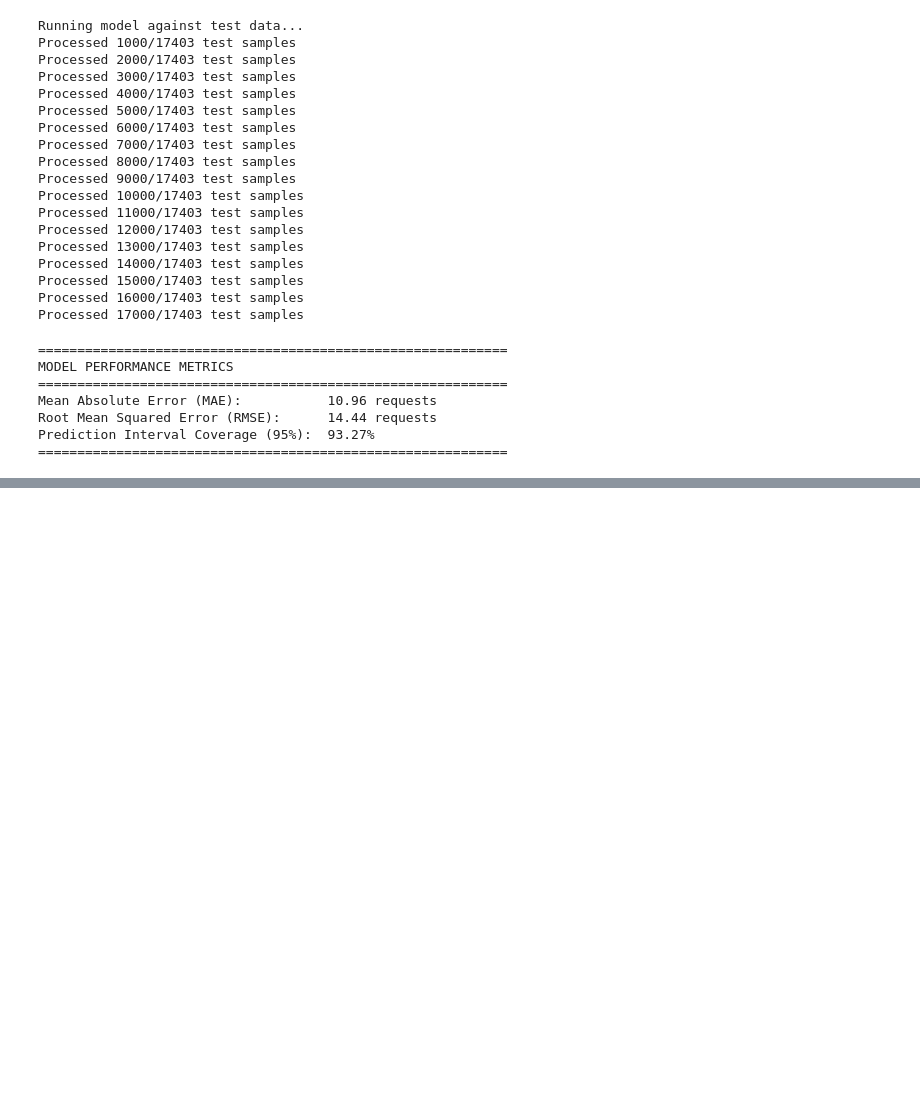
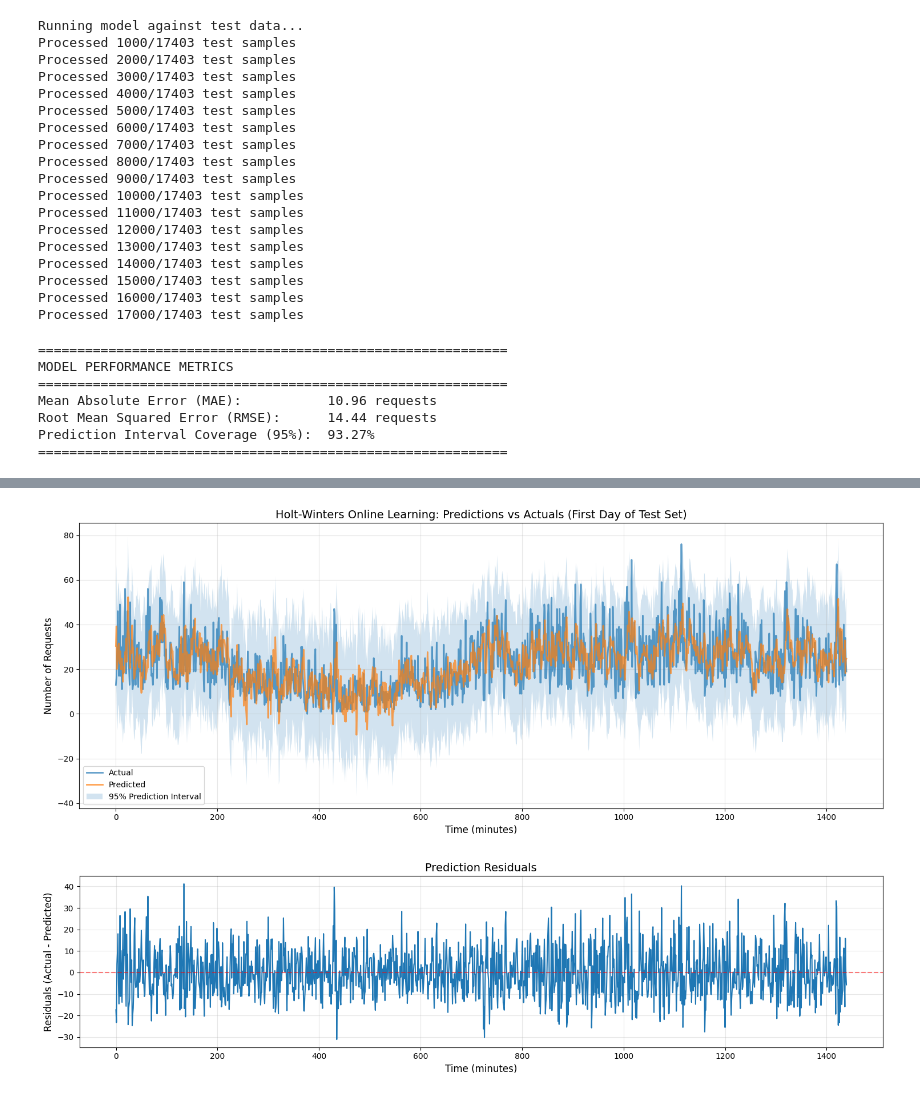
Before and after one commit to wolfycodes4fun/tsf-models-autoscaling, a Jupyter notebook: src/notebooks/train_holt_winters.ipynb, the cells around one changed output, grey strips where cells are left out. Saved outputs shown, nothing was run; the diff lists cells and outputs as text; code cells hidden in the pictures; blank space fills up the shorter version.

```diff
--- a/src/notebooks/train_holt_winters.ipynb
+++ b/src/notebooks/train_holt_winters.ipynb
@@ -71,7 +75,7 @@ for i in range(len(test_dataset)):
     prediction = holt_winters_model.predict(steps=1)
     actual = test_dataset.iloc[i]['number_of_requests']
 
-    predictions.append(prediction['prediction'])
+    predictions.append(prediction['mean'])
     actual_values.append(actual)
     prediction_intervals.append(
         {
@@ -114,6 +118,6 @@ for prediction in predictions:
 # %%
 # Evaluation metrics
-predictions = np.array(cleaned_predictions)
+predictions = np.array(predictions)
 actual_values = np.array(actual_values)
 
 mae = mean_absolute_error(actual_values, predictions)
@@ -164,0 +187,37 @@ print(comparison_df.tail(50).to_string(index=False))
+# %%
+# Visualize results
+
+# Plot a subset for clarity (first 1440 minutes = 1 day)
+plot_samples = min(1440, len(test_dataset))
+
+plt.figure(figsize=(15, 6))
+plt.plot(range(plot_samples), actual_values[:plot_samples], label='Actual', linewidth=2, alpha=0.7)
+plt.plot(range(plot_samples), predictions[:plot_samples], label='Predicted', linewidth=2, alpha=0.7)
+
+# Plot prediction intervals
+lower_bounds = [pi['lower_bound'] for pi in prediction_intervals[:plot_samples]]
+upper_bounds = [pi['upper_bound'] for pi in prediction_intervals[:plot_samples]]
+plt.fill_between(range(plot_samples), lower_bounds, upper_bounds, alpha=0.2, label='95% Prediction Interval')
+
+plt.xlabel('Time (minutes)', fontsize=12)
+plt.ylabel('Number of Requests', fontsize=12)
+plt.title('Holt-Winters Online Learning: Predictions vs Actuals (First Day of Test Set)', fontsize=14)
+plt.legend(fontsize=10)
+plt.grid(True, alpha=0.3)
+plt.tight_layout()
+plt.show()
+
+# Plot residuals
+residuals = actual_values[:plot_samples] - predictions[:plot_samples]
+plt.figure(figsize=(15, 4))
+plt.plot(range(plot_samples), residuals)
+plt.axhline(y=0, color='r', linestyle='--', alpha=0.5)
+plt.xlabel('Time (minutes)', fontsize=12)
+plt.ylabel('Residuals (Actual - Predicted)', fontsize=12)
+plt.title('Prediction Residuals', fontsize=14)
+plt.grid(True, alpha=0.3)
+plt.tight_layout()
+plt.show()
+# %% [output]
+[figure, added]
+[figure, added]
```
Also changed, not shown: parts of 6 cells of this notebook, 2 other files.
